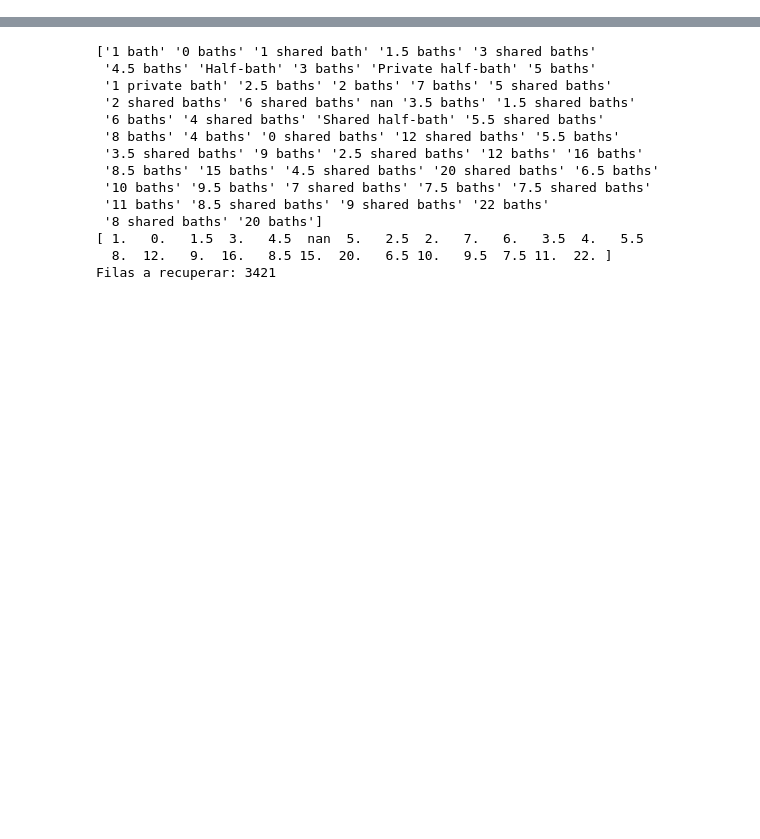
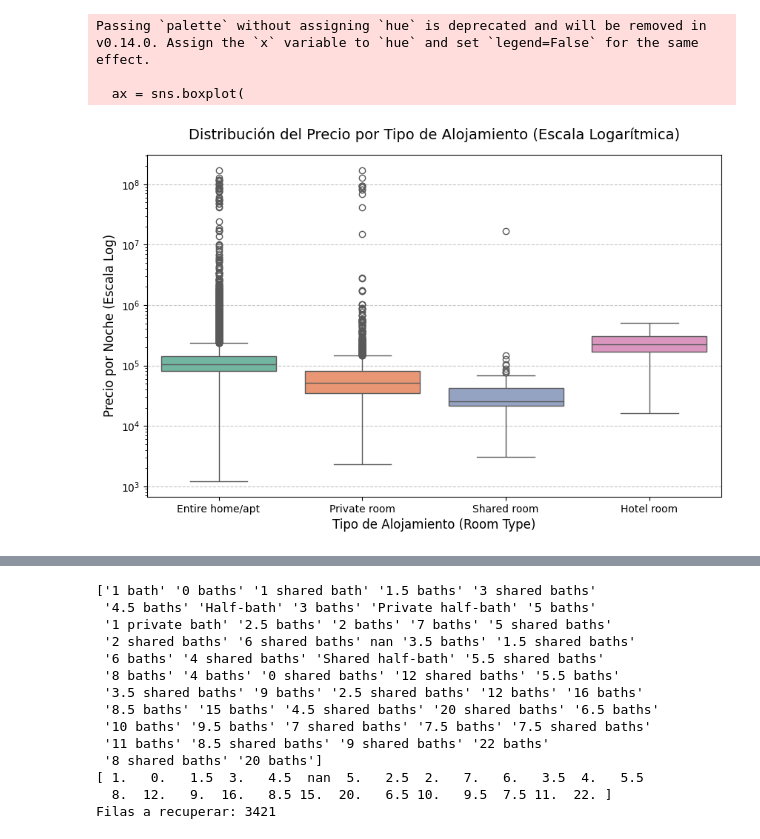
Before and after one commit to ClariflaroCode/TP_fundamentos_grupo30_airbnb, a Jupyter notebook: Entrega.ipynb, the cells around one changed output, grey strips where cells are left out. Cells and saved outputs as stored; diff of their text form; code cells hidden in the pictures; blank space fills up the shorter version.

```diff
--- a/Entrega.ipynb
+++ b/Entrega.ipynb
@@ -34,0 +93,39 @@ dtype: int64
+# %%
+# 1. Definir los tipos de habitación a incluir
+tipos_interes = ['Entire home/apt', 'Private room', 'Shared room', 'Hotel room']
+
+# 2. Filtrar el DataFrame y eliminar posibles nulos/valores <= 0 en price
+df_filtrado = df_listing[
+    (df_listing['room_type'].isin(tipos_interes)) &
+    (df_listing['price'] > 0)
+].copy()
+
+# 3. Configurar la figura
+plt.figure(figsize=(10, 6))
+
+# 4. Generar el Boxplot (usando escala logarítmica en el eje Y para mejor visibilidad)
+ax = sns.boxplot(
+    data=df_filtrado,
+    x='room_type',
+    y='price',
+    order=tipos_interes,
+    palette='Set2'
+)
+
+# Aplicar escala logarítmica al eje de precios
+plt.yscale('log')
+
+# Configuración de títulos y etiquetas
+plt.title('Distribución del Precio por Tipo de Alojamiento (Escala Logarítmica)', fontsize=14, pad=15)
+plt.xlabel('Tipo de Alojamiento (Room Type)', fontsize=12)
+plt.ylabel('Precio por Noche (Escala Log)', fontsize=12)
+
+# Mostrar rejilla suave para facilitar la lectura
+plt.grid(axis='y', linestyle='--', alpha=0.7)
+
+plt.show()
+# %% [output]
+Passing `palette` without assigning `hue` is deprecated and will be removed in v0.14.0. Assign the `x` variable to `hue` and set `legend=False` for the same effect.
+
+  ax = sns.boxplot(
+[figure, added]
```
Also changed, not shown: parts of 13 cells of this notebook.
